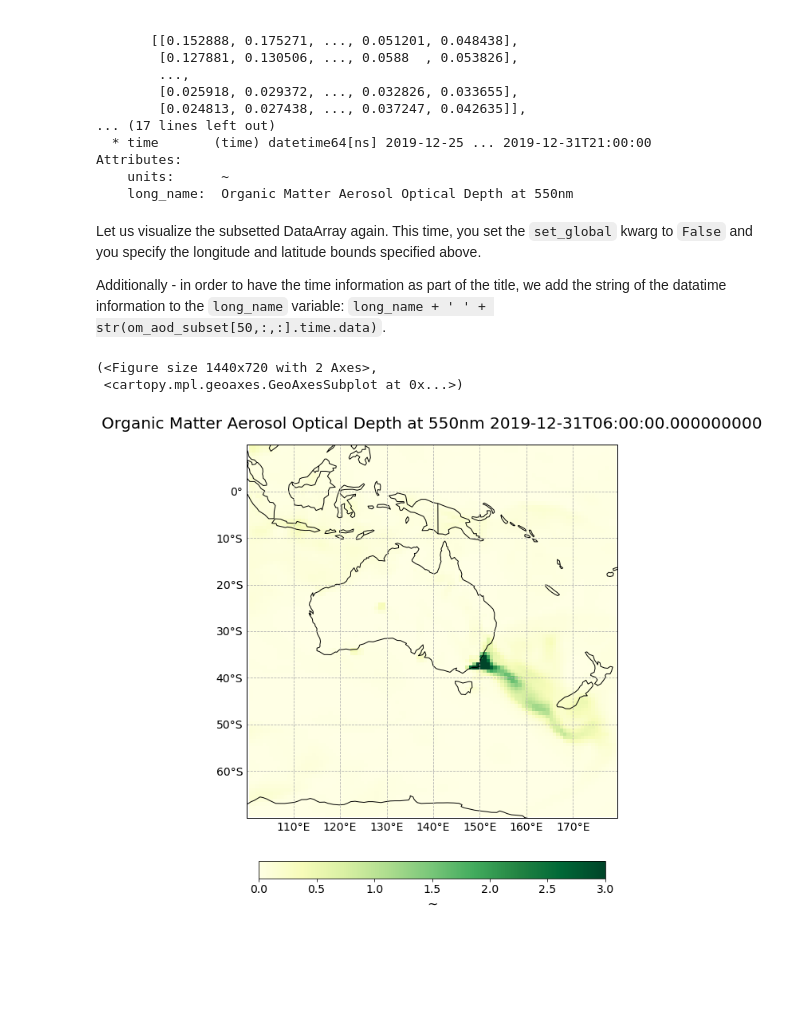
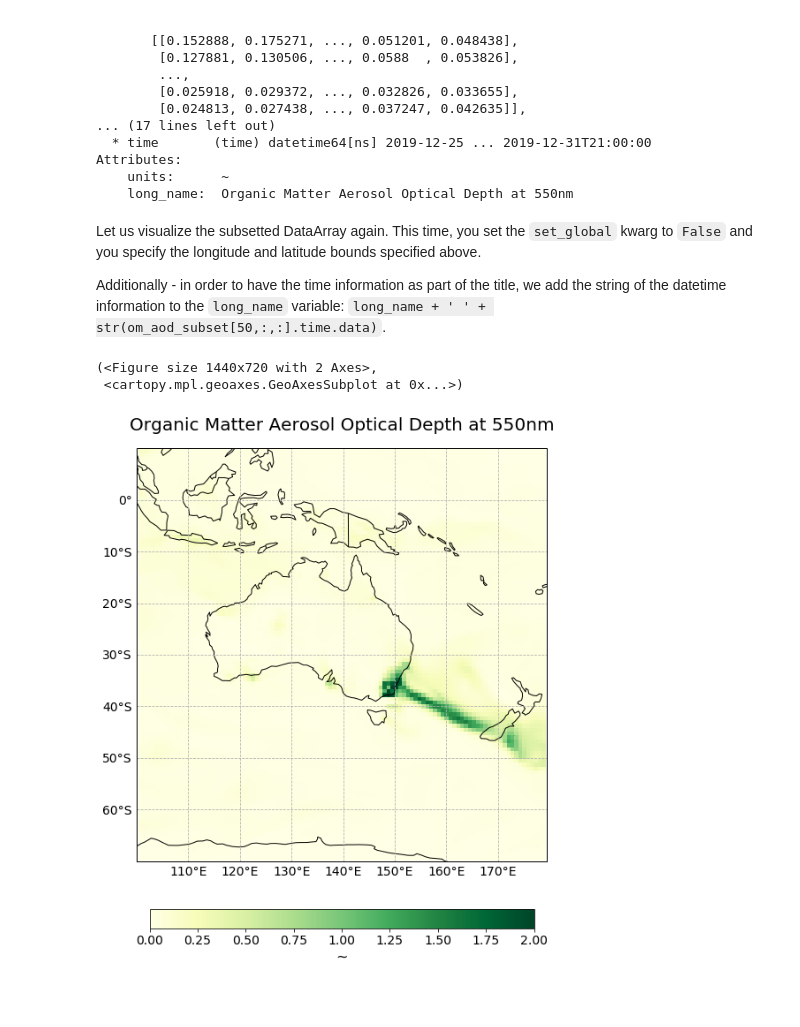
Before and after one commit to wekeo/DEFUNCT-wekeo-jupyter-lab, a Jupyter notebook: atmosphere/31_cams_eac4_load_browse.ipynb, the cells around one changed output. Drawn from its saved outputs; the diff is of its cells as text; code cells hidden in the pictures; blank space fills up the shorter version.

```diff
--- a/atmosphere/31_cams_eac4_load_browse.ipynb
+++ b/atmosphere/31_cams_eac4_load_browse.ipynb
@@ -272,25 +272,25 @@ Attributes:
 # %% [markdown]
 Let us visualize the subsetted DataArray again. This time, you set the `set_global` kwarg to `False` and you specify the longitude and latitude bounds specified above.
 
-Additionally - in order to have the time information as part of the title, we add the string of the datatime information to the `long_name` variable: `long_name + ' ' + str(om_aod_subset[50,:,:].time.data)`.
+Additionally - in order to have the time information as part of the title, we add the string of the datetime information to the `long_name` variable: `long_name + ' ' + str(om_aod_subset[50,:,:].time.data)`.
 # %%
 visualize_pcolormesh(
-    om_aod_subset[50,:,:],
+    om_aod_subset[55,:,:],
     om_aod_subset.longitude,
     om_aod_subset.latitude,
     ccrs.PlateCarree(),
     'YlGn',
     units,
-    long_name + ' ' + str(om_aod_subset[50,:,:].time.data),
-    0, 3,
+    long_name ,
+    0, 2,
     lonmin,lonmax,latmin,latmax,
     log=False,
     set_global=False
     )
 # %% [output]
 (<Figure size 1440x720 with 2 Axes>,
  <cartopy.mpl.geoaxes.GeoAxesSubplot at 0x...>)
-[figure, old version]
+[figure, new version]
 # %% [markdown]
 <br>
 # %% [markdown]
```
Also changed, not shown: parts of 9 cells of this notebook, 10 other files.
